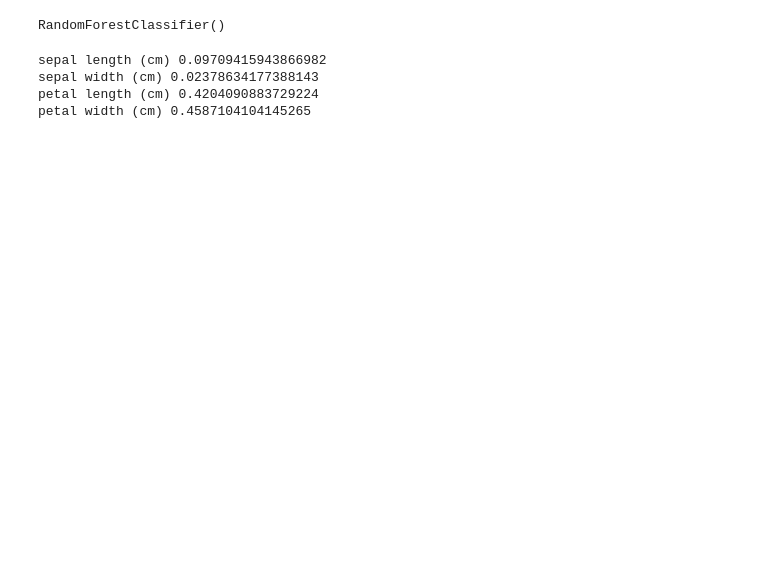
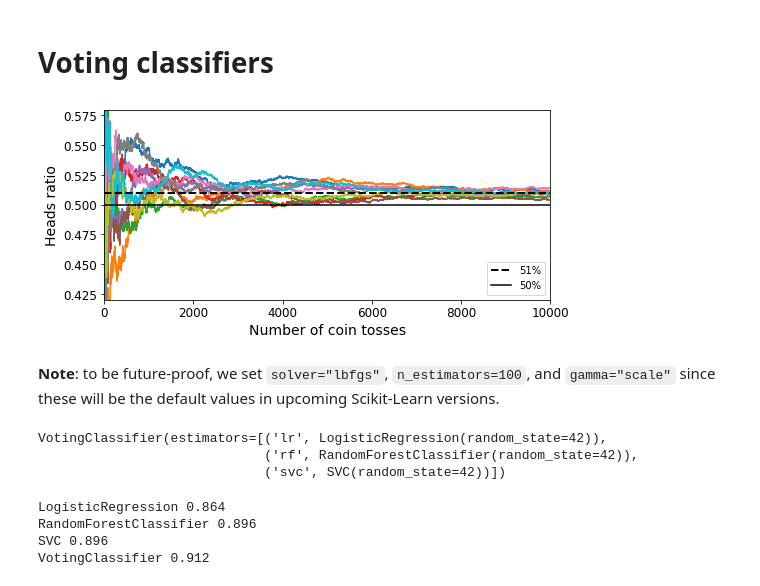
Before and after one commit to utshabkg/ML-DS-Bootcamp, a Jupyter notebook: Course 4. Machine Learning II Algorithms/ensemble_bagging.ipynb, the cells around one changed output. Drawn from its saved outputs; the diff is of its cells as text; code cells hidden in the pictures; blank space fills up the shorter version.

Commit message:
voting classifier, oob evaluation, randomforest, feature importance

```diff
--- a/Course 4. Machine Learning II Algorithms/ensemble_bagging.ipynb
+++ b/Course 4. Machine Learning II Algorithms/ensemble_bagging.ipynb
@@ -37,15 +1,33 @@ bag_clf = BaggingClassifier(DecisionTreeClassifier(), n_estimators=500, max_samp
-# %%
-from sklearn.datasets import load_iris
-iris = load_iris()
-
-rf_clf.fit(iris['data'], iris['target'])
-# %% [output]
-RandomForestClassifier()
-# %%
-for name, score in zip(iris['feature_names'], rf_clf.feature_importances_):
-    print(name, score)
-# %% [output]
-sepal length (cm) 0.09709415943866982
-sepal width (cm) 0.02378634177388143
-petal length (cm) 0.4204090883729224
-petal width (cm) 0.4587104104145265
+# %%
+import sklearn
+import numpy as np
+import os
+
+# to make this notebook's output stable across runs
+np.random.seed(42)
+
+%matplotlib inline
+import matplotlib as mpl
+import matplotlib.pyplot as plt
+mpl.rc('axes', labelsize=14)
+mpl.rc('xtick', labelsize=12)
+mpl.rc('ytick', labelsize=12)
+# %% [markdown]
+# Voting classifiers
+# %%
+heads_proba = 0.51
+coin_tosses = (np.random.rand(10000, 10) < heads_proba).astype(np.int32)
+cumulative_heads_ratio = np.cumsum(coin_tosses, axis=0) / np.arange(1, 10001).reshape(-1, 1)
+# %%
+plt.figure(figsize=(8,3.5))
+plt.plot(cumulative_heads_ratio)
+plt.plot([0, 10000], [0.51, 0.51], "k--", linewidth=2, label="51%")
+plt.plot([0, 10000], [0.5, 0.5], "k-", label="50%")
+plt.xlabel("Number of coin tosses")
+plt.ylabel("Heads ratio")
+plt.legend(loc="lower right")
+plt.axis([0, 10000, 0.42, 0.58])
+
+plt.show()
+# %% [output]
+[figure, added]
@@ -51,0 +40,2 @@ petal width (cm) 0.4587104104145265
+# %% [markdown]
+**Note**: to be future-proof, we set `solver="lbfgs"`, `n_estimators=100`, and `gamma="scale"` since these will be the default values in upcoming Scikit-Learn versions.
@@ -51,0 +55,18 @@ petal width (cm) 0.4587104104145265
+# %%
+voting_clf.fit(X_train, y_train)
+# %% [output]
+VotingClassifier(estimators=[('lr', LogisticRegression(random_state=42)),
+                             ('rf', RandomForestClassifier(random_state=42)),
+                             ('svc', SVC(random_state=42))])
+# %%
+from sklearn.metrics import accuracy_score
+
+for clf in (log_clf, rnd_clf, svm_clf, voting_clf):
+    clf.fit(X_train, y_train)
+    y_pred = clf.predict(X_test)
+    print(clf.__class__.__name__, accuracy_score(y_test, y_pred))
+# %% [output]
+LogisticRegression 0.864
+RandomForestClassifier 0.896
+SVC 0.896
+VotingClassifier 0.912
```
Also changed, not shown: parts of 39 cells of this notebook, 1 other file.
